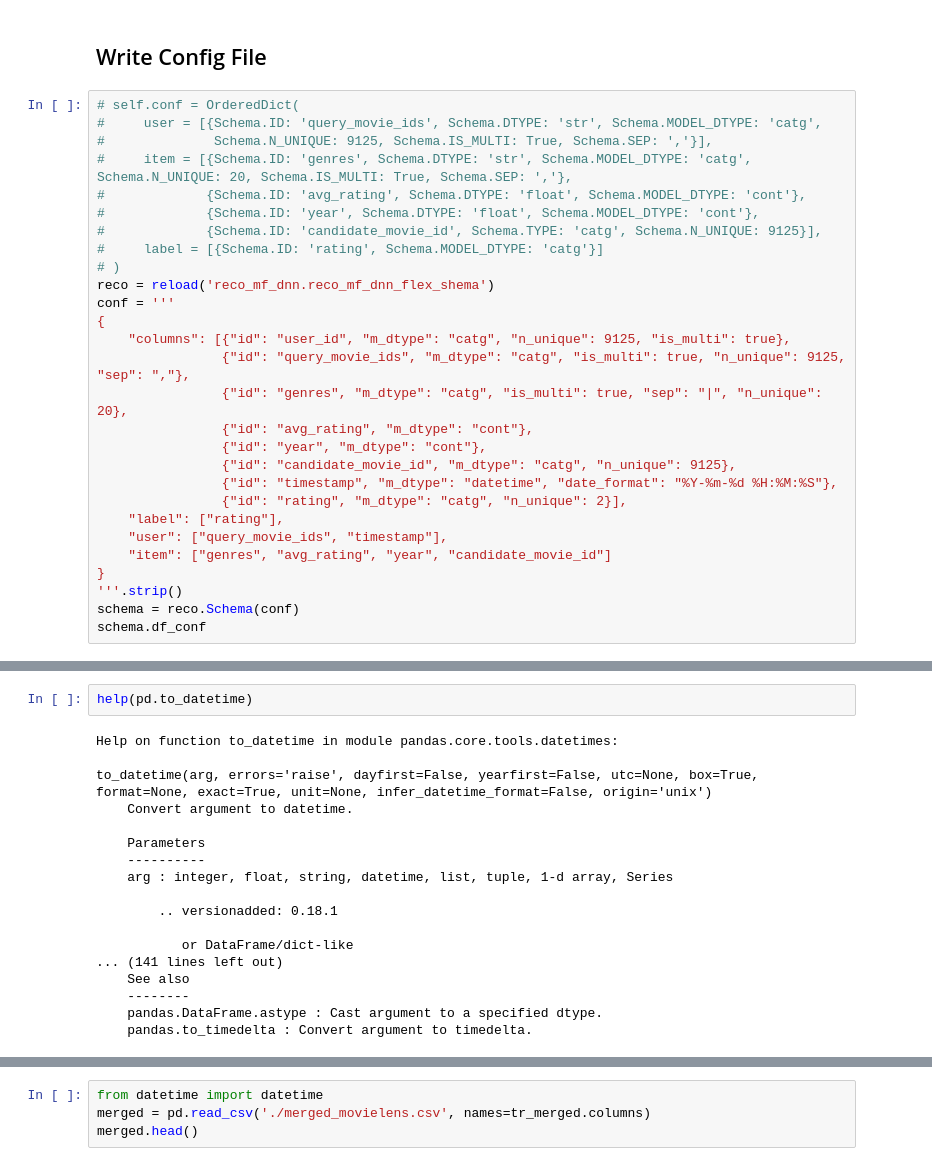
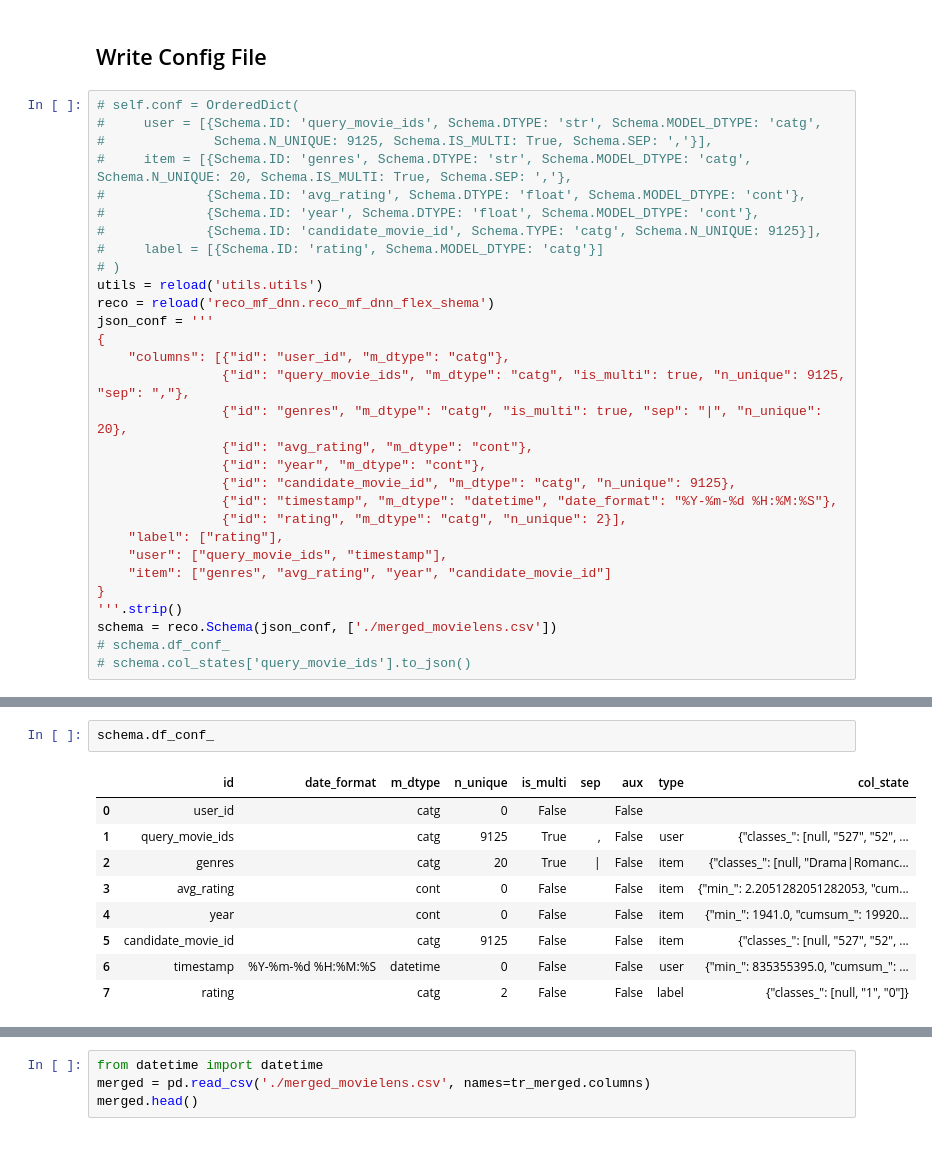
Before and after one commit to GaryChenCloudMile/recomm_prod, a Jupyter notebook: reco_mf_dnn/preproc.ipynb, the cells around one changed output, grey strips where cells are left out. Drawn from its saved outputs; the diff is of its cells as text.

```diff
--- a/reco_mf_dnn/preproc.ipynb
+++ b/reco_mf_dnn/preproc.ipynb
@@ -125,10 +132,11 @@ numpy.float64
 #             {Schema.ID: 'candidate_movie_id', Schema.TYPE: 'catg', Schema.N_UNIQUE: 9125}],
 #     label = [{Schema.ID: 'rating', Schema.MODEL_DTYPE: 'catg'}]
 # )
+utils = reload('utils.utils')
 reco = reload('reco_mf_dnn.reco_mf_dnn_flex_shema')
-conf = '''
+json_conf = '''
 {
-    "columns": [{"id": "user_id", "m_dtype": "catg", "n_unique": 9125, "is_multi": true},
+    "columns": [{"id": "user_id", "m_dtype": "catg"},
                 {"id": "query_movie_ids", "m_dtype": "catg", "is_multi": true, "n_unique": 9125, "sep": ","},
                 {"id": "genres", "m_dtype": "catg", "is_multi": true, "sep": "|", "n_unique": 20},
                 {"id": "avg_rating", "m_dtype": "cont"},
@@ -141,5 +149,6 @@ conf = '''
     "item": ["genres", "avg_rating", "year", "candidate_movie_id"]
 }
 '''.strip()
-schema = reco.Schema(conf)
-schema.df_conf
+schema = reco.Schema(json_conf, ['./merged_movielens.csv'])
+# schema.df_conf_
+# schema.col_states['query_movie_ids'].to_json()
@@ -173,20 +155,12 @@ schema.df_conf
-# %%
-help(pd.to_datetime)
-# %% [output]
-Help on function to_datetime in module pandas.core.tools.datetimes:
-
-to_datetime(arg, errors='raise', dayfirst=False, yearfirst=False, utc=None, box=True, format=None, exact=True, unit=None, infer_datetime_format=False, origin='unix')
-    Convert argument to datetime.
-
-    Parameters
-    ----------
-    arg : integer, float, string, datetime, list, tuple, 1-d array, Series
-
-        .. versionadded: 0.18.1
-
-           or DataFrame/dict-like
-... (141 lines left out)
-    See also
-    --------
-    pandas.DataFrame.astype : Cast argument to a specified dtype.
-    pandas.to_timedelta : Convert argument to timedelta.
+# %%
+schema.df_conf_
+# %% [output]
+|  | id | date_format | m_dtype | n_unique | is_multi | sep | aux | type | col_state |
+| 0 | user_id |  | catg | 0 | False |  | False |  |  |
+| 1 | query_movie_ids |  | catg | 9125 | True | , | False | user | {"classes_": [null, "527", "52", ... |
+| 2 | genres |  | catg | 20 | True | | | False | item | {"classes_": [null, "Drama|Romanc... |
+| 3 | avg_rating |  | cont | 0 | False |  | False | item | {"min_": 2.2051282051282053, "cum... |
+| 4 | year |  | cont | 0 | False |  | False | item | {"min_": 1941.0, "cumsum_": 19920... |
+| 5 | candidate_movie_id |  | catg | 9125 | False |  | False | item | {"classes_": [null, "527", "52", ... |
+| 6 | timestamp | %Y-%m-%d %H:%M:%S | datetime | 0 | False |  | False | user | {"min_": 835355395.0, "cumsum_": ... |
+| 7 | rating |  | catg | 2 | False |  | False | label | {"classes_": [null, "1", "0"]} |
```
Also changed, not shown: parts of 6 cells of this notebook, 2 other files.
